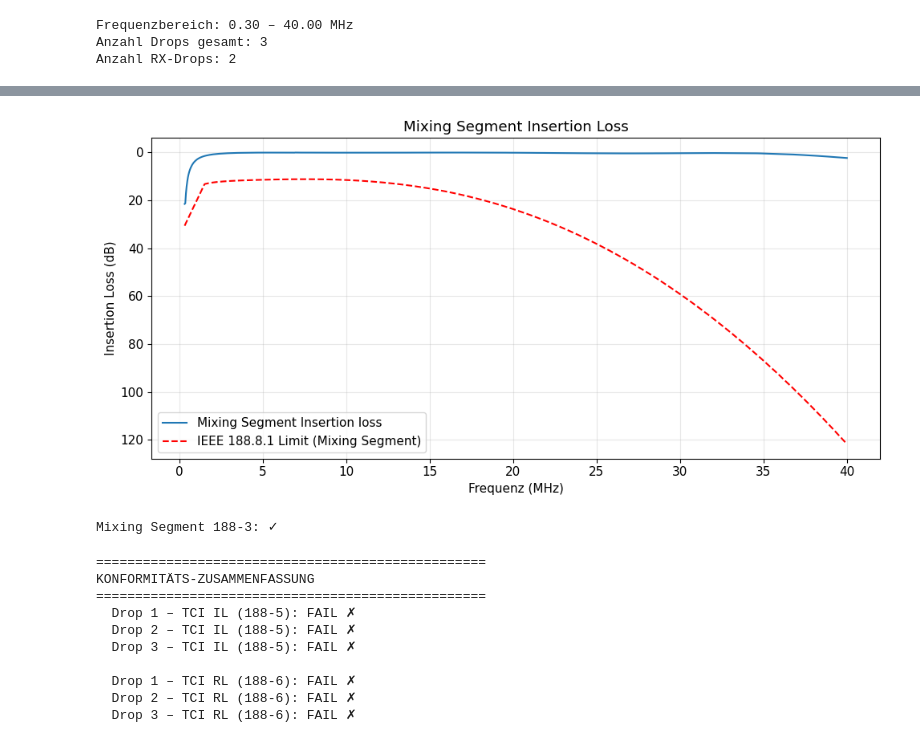
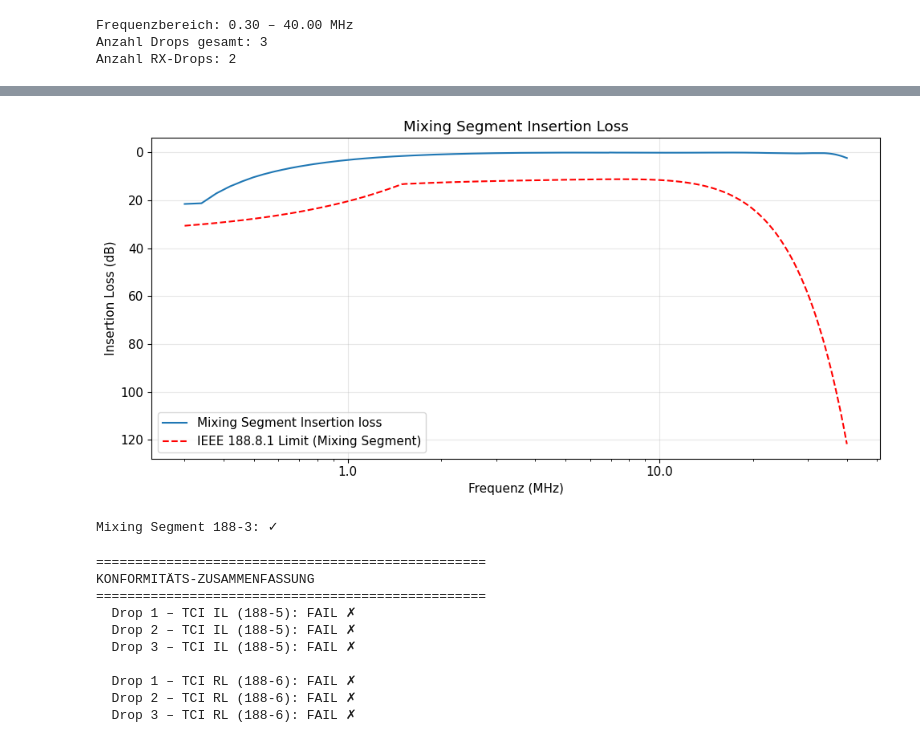
Before and after one commit to m4rin3r0/SPMD-reflexion-sim, a Jupyter notebook: notebooks/analysis.ipynb, the cells around one changed output, grey strips where cells are left out. Cells and saved outputs as stored; diff of their text form; code cells hidden in the pictures.

```diff
--- a/notebooks/analysis.ipynb
+++ b/notebooks/analysis.ipynb
@@ -134,25 +146,28 @@ Drop 3: RL 188-6 ✗  RL 189-1 ✗
 # %%
 from spmd_reflection.postprocess.masks import mixing_segment_il_mask
 
 
 fig, ax = plt.subplots()
 
 ms_il_limit = mixing_segment_il_mask(freqs_hz)
 
 ax.plot(freqs_mhz, results.il_ms_db, label="Mixing Segment Insertion loss")
 ax.plot(freqs_mhz, ms_il_limit, "r--", label="IEEE 188.8.1 Limit (Mixing Segment)")
 ax.set_xlabel("Frequenz (MHz)")
 ax.set_ylabel("Insertion Loss (dB)")
 ax.set_title("Mixing Segment Insertion Loss")
+ax.set_xscale("log")
+ax.xaxis.set_major_formatter(ticker.ScalarFormatter())
+ax.xaxis.set_major_locator(ticker.LogLocator(base=10, numticks=6))
 ax.legend()
 ax.invert_yaxis()
 plt.tight_layout()
 plt.show()
 
 ok_188_3 = check_ms_il(freqs_hz,results.il_ms_db)
 print(f"Mixing Segment 188-3: {'✓' if ok_188_3[:].all() else '✗'}  ")
 # %% [output]
-[figure, old version]
+[figure, new version]
 Mixing Segment 188-3: ✓
 # %%
 print("=" * 50)
```
Also changed, not shown: parts of 4 cells of this notebook.
